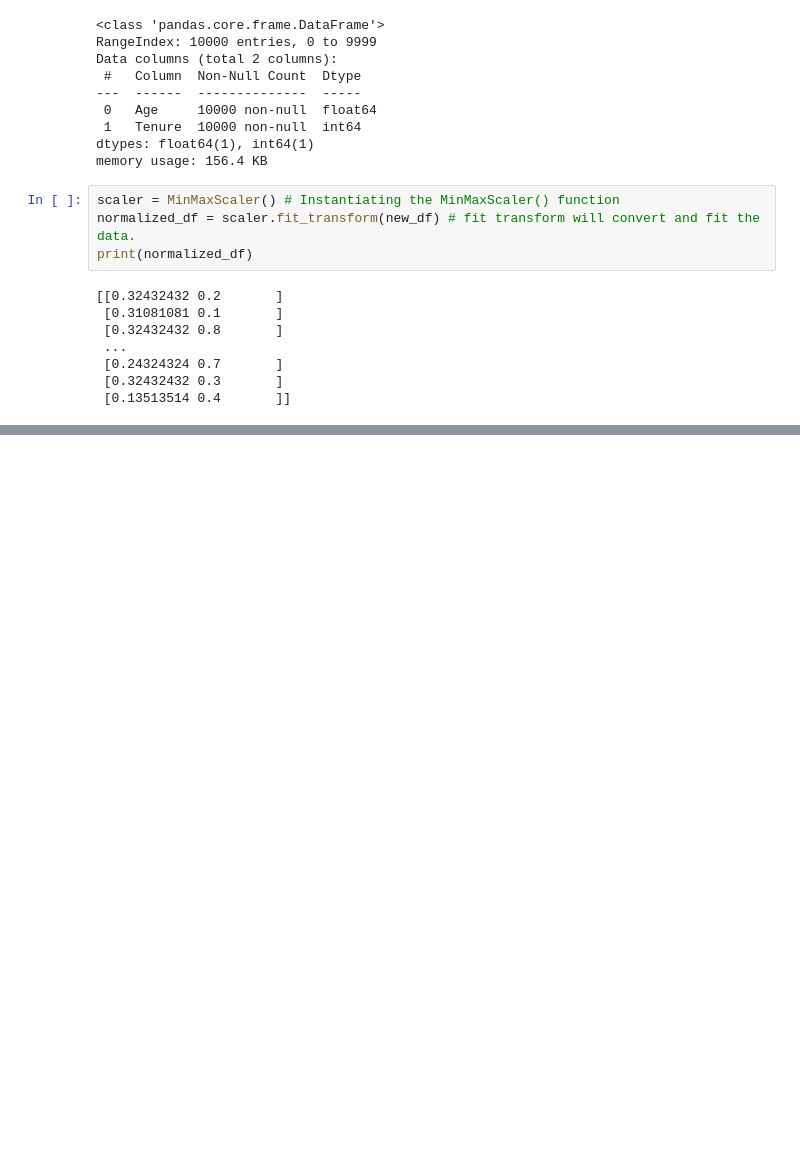
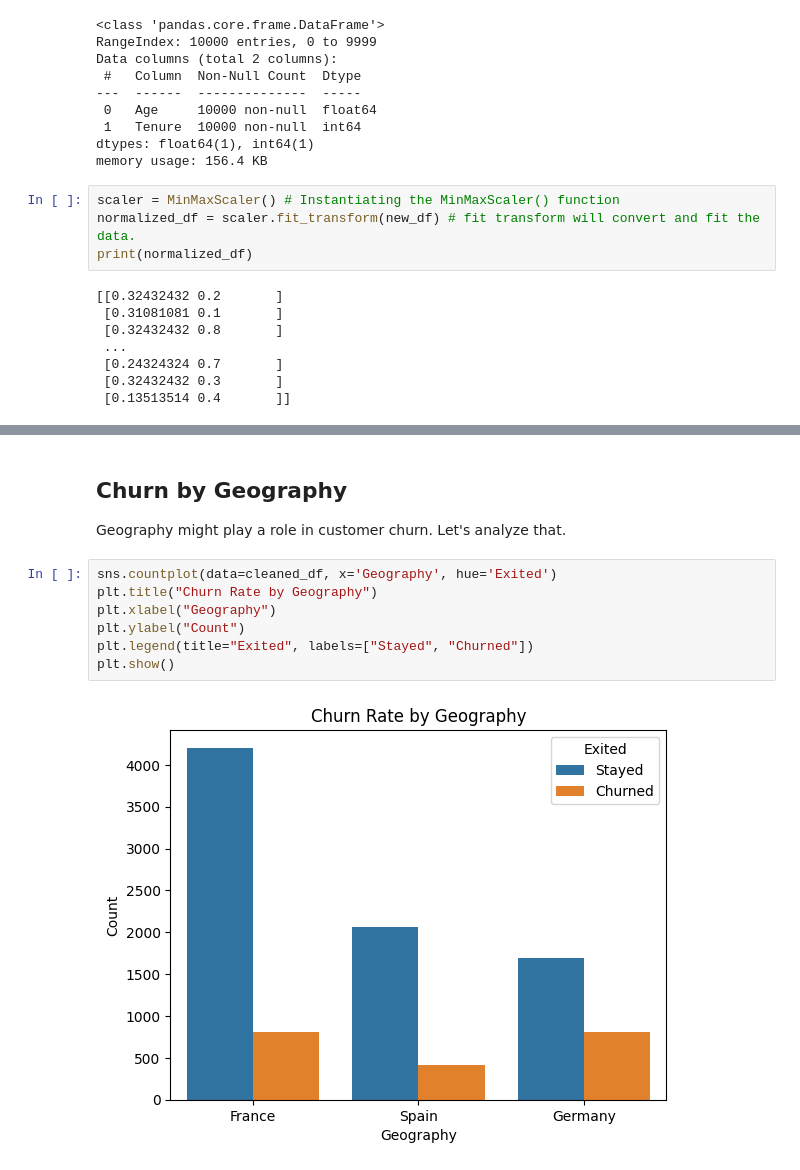
Before and after one commit to Champ2979/DataSense_Task_PranavPratyush, a Jupyter notebook: Data_Science_Task.ipynb, the cells around one changed output, grey strips where cells are left out. Saved outputs shown, nothing was run; the diff lists cells and outputs as text; blank space fills up the shorter version.

```diff
--- a/Data_Science_Task.ipynb
+++ b/Data_Science_Task.ipynb
@@ -251,0 +286,13 @@ print(normalized_df)
+# %% [markdown]
+## Churn by Geography
+
+Geography might play a role in customer churn. Let's analyze that.
+# %%
+sns.countplot(data=cleaned_df, x='Geography', hue='Exited')
+plt.title("Churn Rate by Geography")
+plt.xlabel("Geography")
+plt.ylabel("Count")
+plt.legend(title="Exited", labels=["Stayed", "Churned"])
+plt.show()
+# %% [output]
+[figure, added]
```
Also changed, not shown: parts of 37 cells of this notebook.
